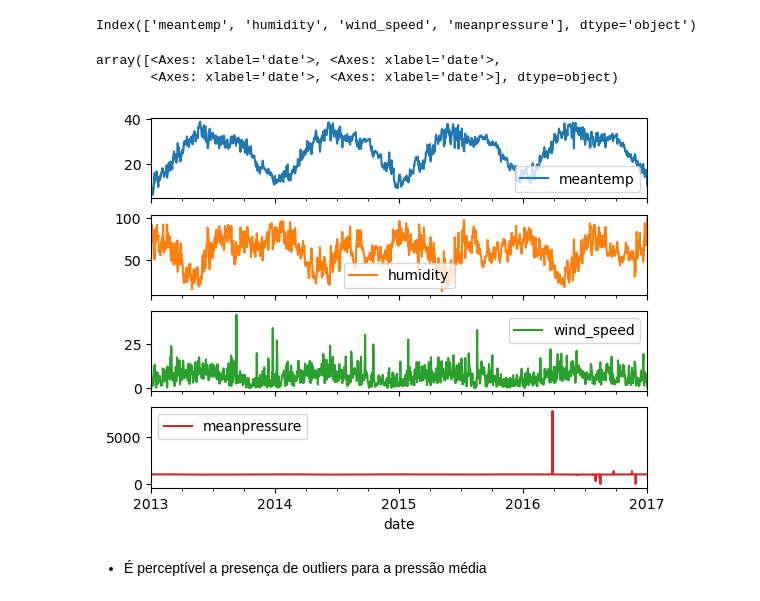
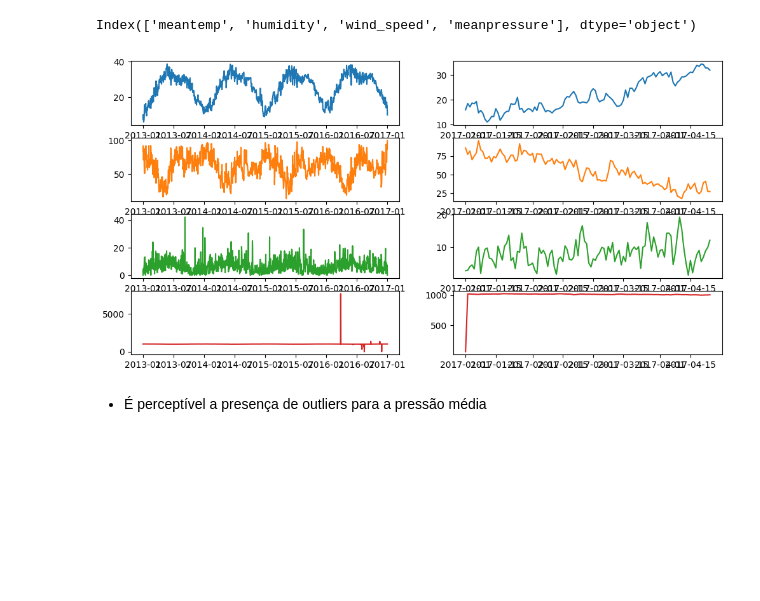
Before and after one commit to Draylon/ppgca_ds_tfinal, a Jupyter notebook: impl1.ipynb, the cells around one changed output. Cells and saved outputs as stored; diff of their text form; code cells hidden in the pictures; blank space fills up the shorter version.

```diff
--- a/impl1.ipynb
+++ b/impl1.ipynb
@@ -51,12 +51,14 @@ df_test = df_test.set_index('date')
 df.columns
 # %% [output]
 Index(['meantemp', 'humidity', 'wind_speed', 'meanpressure'], dtype='object')
-# %%
-df.plot(subplots=True)
-# %% [output]
-array([<Axes: xlabel='date'>, <Axes: xlabel='date'>,
-       <Axes: xlabel='date'>, <Axes: xlabel='date'>], dtype=object)
-[figure, removed]
+# %%
+fig, ax = plt.subplots(len(df.columns),2,figsize=(12, 6))
+
+for i,col in enumerate(df.columns):
+    ax[i,0].plot(df[col],color=plt.cm.tab10(i))
+    ax[i,1].plot(df_test[col],color=plt.cm.tab10(i))
+# %% [output]
+[figure, added]
 # %% [markdown]
 - É perceptível a presença de outliers para a pressão média
 # %%
```
Also changed, not shown: parts of 11 cells of this notebook, 1 other file.
